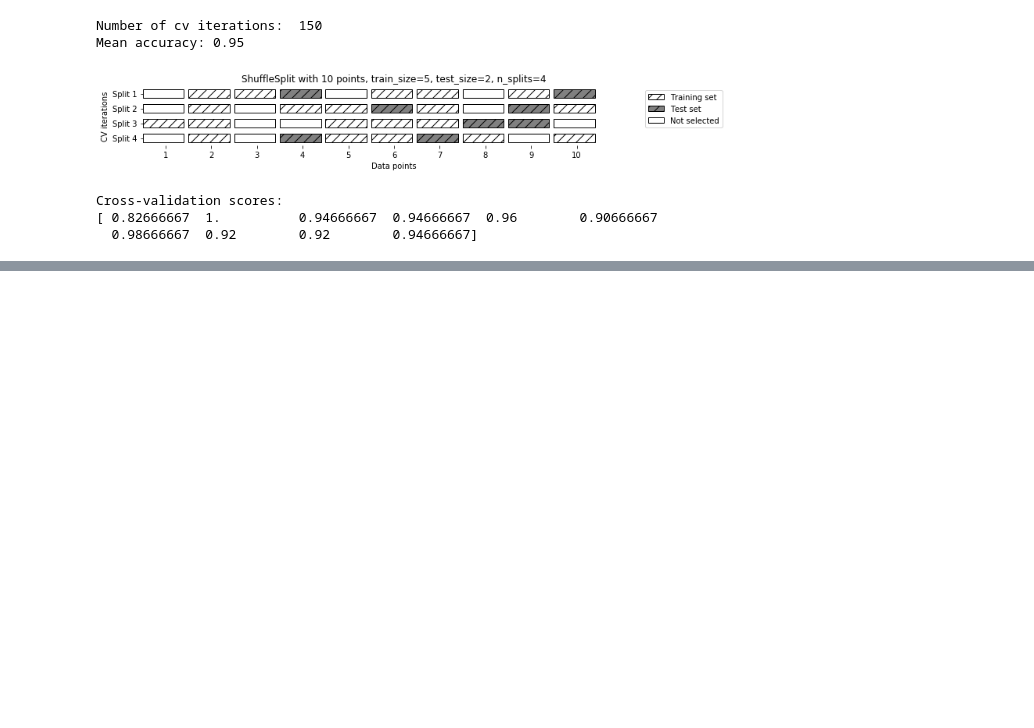
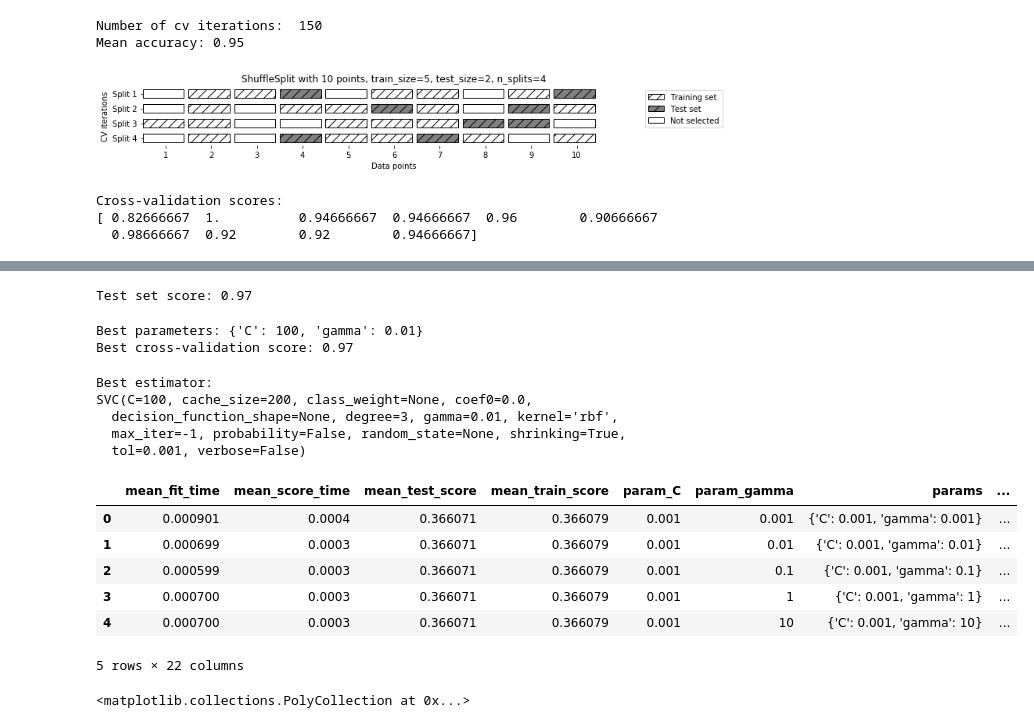
Before and after one commit to YoshinoriIwaki/machine_learning_study, a Jupyter notebook: chapter5.ipynb, the cells around one changed output, grey strips where cells are left out. Cells and saved outputs as stored; diff of their text form; code cells hidden in the pictures; blank space fills up the shorter version.

```diff
--- a/chapter5.ipynb
+++ b/chapter5.ipynb
@@ -106,0 +212,4 @@ Cross-validation scores:
+# %%
+param_grid = {'C': [0.001, 0.01, 0.1, 1, 10, 100],
+             'gamma': [0.001, 0.01, 0.1, 1, 10, 100]}
+print("Parameter grid:\n{}".format(param_grid))
@@ -106,0 +219,8 @@ Cross-validation scores:
+# %%
+from sklearn.model_selection import GridSearchCV
+from sklearn.svm import SVC
+grid_search = GridSearchCV(SVC(), param_grid, cv=5)
+# %%
+X_train, X_test, y_train, y_test = train_test_split(iris.data, iris.target, random_state=0)
+# %%
+grid_search.fit(X_train, y_train)
@@ -106,0 +237,35 @@ Cross-validation scores:
+# %%
+print("Test set score: {:.2f}".format(grid_search.score(X_test, y_test)))
+# %% [output]
+Test set score: 0.97
+# %%
+print("Best parameters: {}".format(grid_search.best_params_))
+print("Best cross-validation score: {:.2f}".format(grid_search.best_score_))
+# %% [output]
+Best parameters: {'C': 100, 'gamma': 0.01}
+Best cross-validation score: 0.97
+# %%
+print("Best estimator:\n{}".format(grid_search.best_estimator_))
+# %% [output]
+Best estimator:
+SVC(C=100, cache_size=200, class_weight=None, coef0=0.0,
+  decision_function_shape=None, degree=3, gamma=0.01, kernel='rbf',
+  max_iter=-1, probability=False, random_state=None, shrinking=True,
+  tol=0.001, verbose=False)
+# %%
+import pandas as pd
+results = pd.DataFrame(grid_search.cv_results_)
+display(results.head())
+# %% [output]
+|  | mean_fit_time | mean_score_time | mean_test_score | mean_train_score | param_C | param_gamma | params | ... |
+| 0 | 0.000901 | 0.0004 | 0.366071 | 0.366079 | 0.001 | 0.001 | {'C': 0.001, 'gamma': 0.001} | ... |
+| 1 | 0.000699 | 0.0003 | 0.366071 | 0.366079 | 0.001 | 0.01 | {'C': 0.001, 'gamma': 0.01} | ... |
+| 2 | 0.000599 | 0.0003 | 0.366071 | 0.366079 | 0.001 | 0.1 | {'C': 0.001, 'gamma': 0.1} | ... |
+| 3 | 0.000700 | 0.0003 | 0.366071 | 0.366079 | 0.001 | 1 | {'C': 0.001, 'gamma': 1} | ... |
+| 4 | 0.000700 | 0.0003 | 0.366071 | 0.366079 | 0.001 | 10 | {'C': 0.001, 'gamma': 10} | ... |
+5 rows × 22 columns
+# %%
+scores = np.array(results.mean_test_score).reshape(6, 6)
+mglearn.tools.heatmap(scores, xlabel='gamma', xticklabels=param_grid['gamma'], ylabel='C', yticklabels=param_grid['C'], cmap="viridis")
+# %% [output]
+<matplotlib.collections.PolyCollection at 0x...>
```
Also changed, not shown: parts of 17 cells of this notebook.
